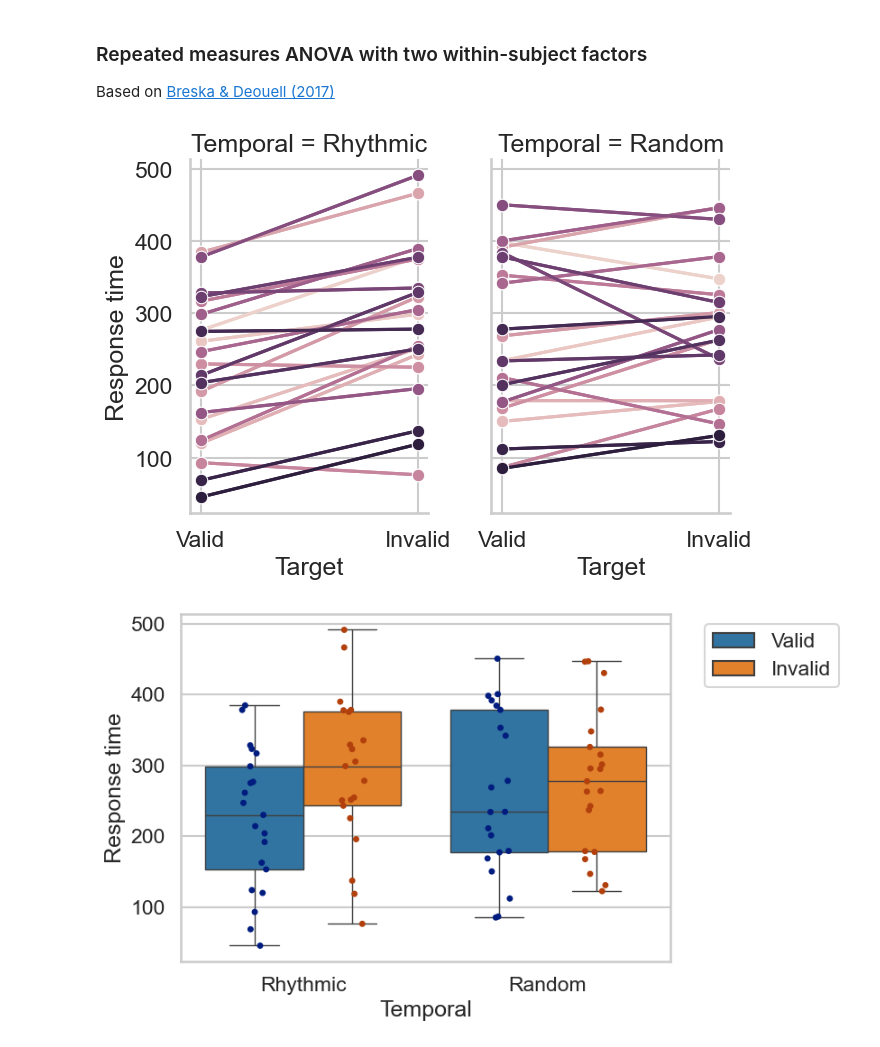
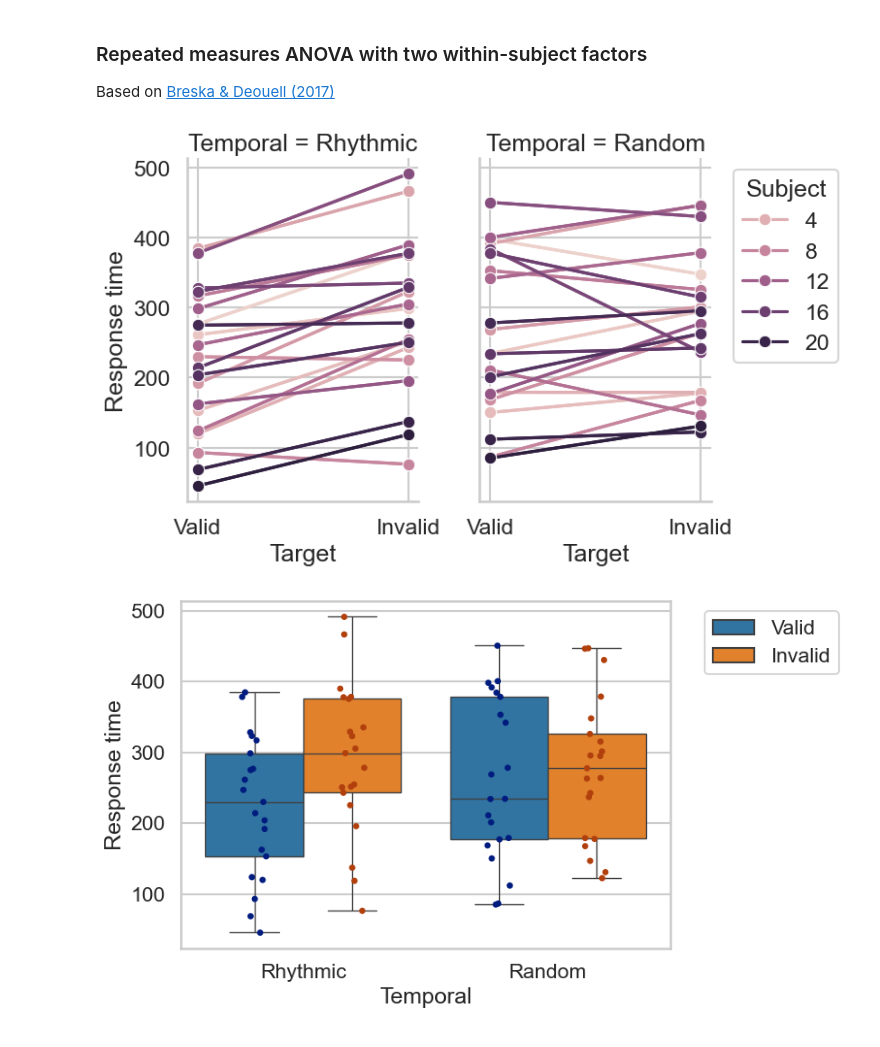
Before and after one commit to natezuk/stats-visualizations, a Jupyter notebook: anova_lectures_2024/rm_anova_2x2_temporal.ipynb, the cells around one changed output. Saved outputs shown, nothing was run; the diff lists cells and outputs as text; code cells hidden in the pictures.

```diff
--- a/anova_lectures_2024/rm_anova_2x2_temporal.ipynb
+++ b/anova_lectures_2024/rm_anova_2x2_temporal.ipynb
@@ -44,12 +44,14 @@ df = pd.DataFrame(data, columns=['Subject', 'Temporal', 'Target', 'Response time
 # %%
 # Plot the data
 g = sns.FacetGrid(data=df, col='Temporal', height=5, aspect=0.7)
 g.map_dataframe(sns.lineplot, x='Target', y='Response time', hue='Subject', marker='o')
 g.map_dataframe(sns.lineplot, x='Target', y='Response time', hue='Subject', marker='o')
 plt.tight_layout()
+handles, labels = g.facet_axis(0,1).get_legend_handles_labels()
+plt.legend(handles[0:5], labels[0:5], title='Subject', bbox_to_anchor=(1.05, 1), loc='upper left')
 plt.show()
 # %% [output]
-[figure, old version]
+[figure, new version]
 # %%
 # Overlay both conditions, using a boxplot and strip plot
 plt.figure(figsize=(7,5))
```
Also changed, not shown: parts of 2 cells of this notebook, 2 other files.
